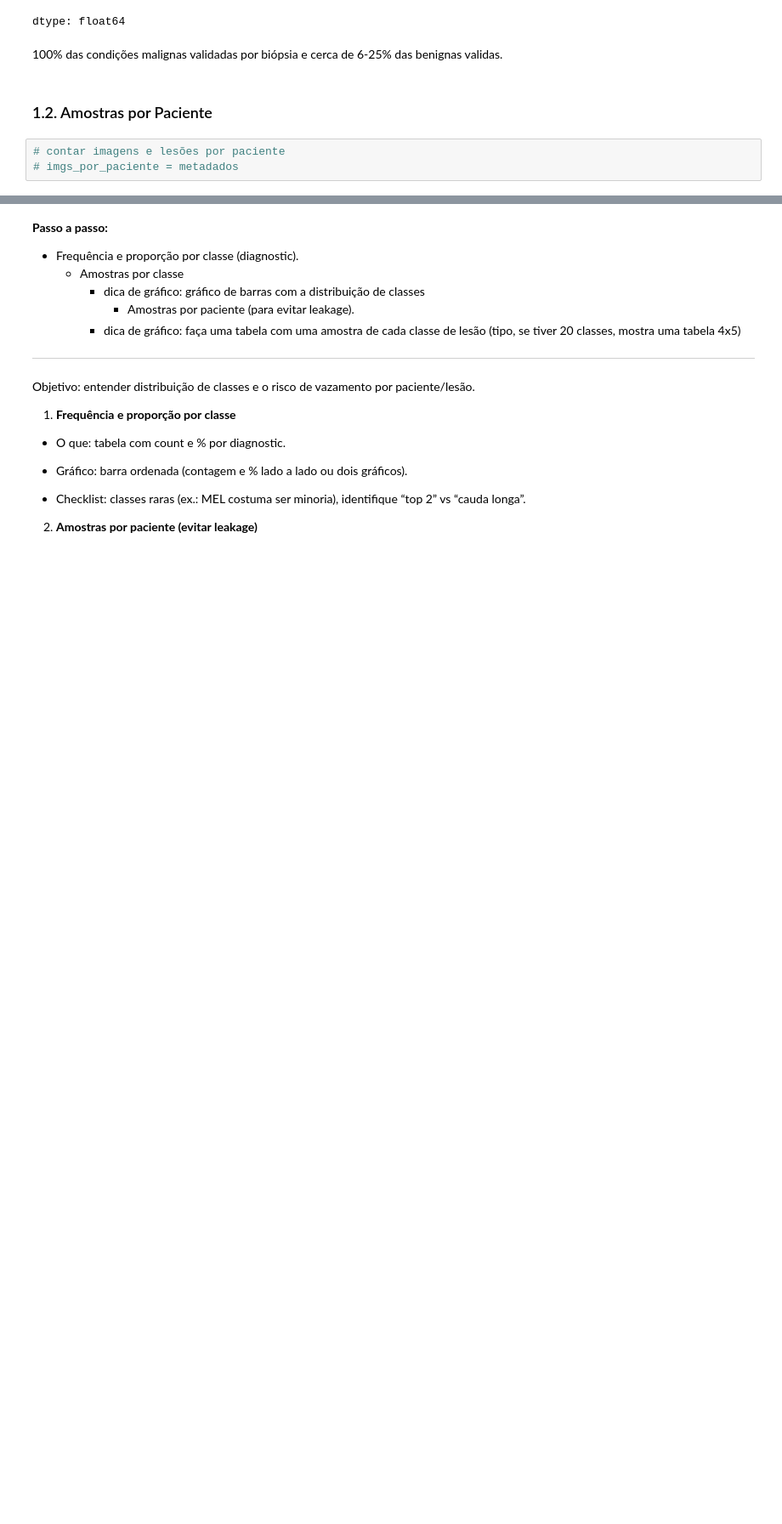
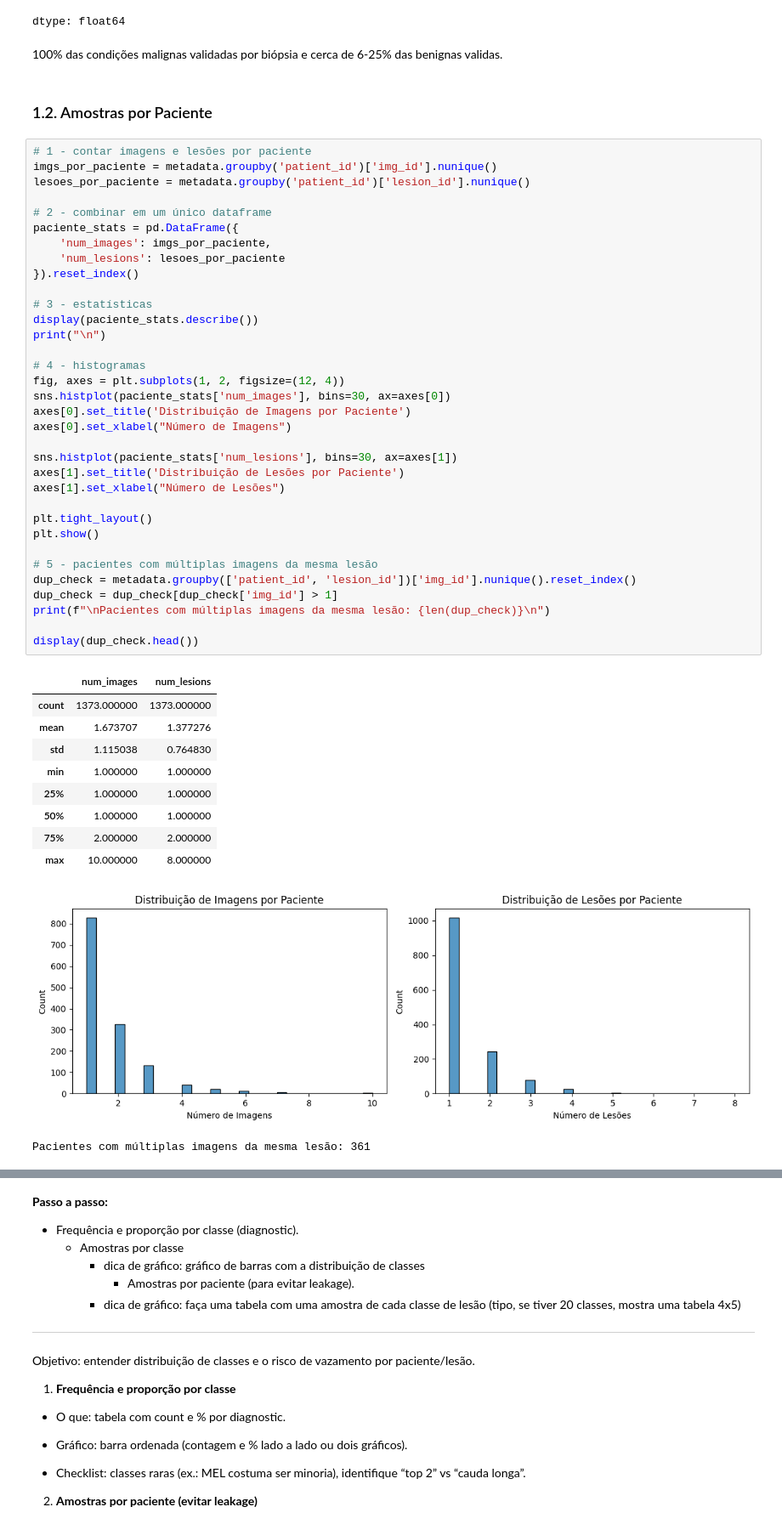
Before and after one commit to MariSegato/UFES-postgraduate-data-science-final-project, a Jupyter notebook: notebooks/dataset.ipynb, the cells around one changed output, grey strips where cells are left out. Shown at 85% size. Drawn from its saved outputs; the diff is of its cells as text; blank space fills up the shorter version.

Commit message:
1.2. amostras por paciente

```diff
--- a/notebooks/dataset.ipynb
+++ b/notebooks/dataset.ipynb
@@ -203,5 +205,48 @@ dtype: float64
 # %% [markdown]
 ### 1.2. Amostras por Paciente
 # %%
-# contar imagens e lesões por paciente
-# imgs_por_paciente = metadados
+# 1 - contar imagens e lesões por paciente
+imgs_por_paciente = metadata.groupby('patient_id')['img_id'].nunique()
+lesoes_por_paciente = metadata.groupby('patient_id')['lesion_id'].nunique()
+
+# 2 - combinar em um único dataframe
+paciente_stats = pd.DataFrame({
+    'num_images': imgs_por_paciente,
+    'num_lesions': lesoes_por_paciente
+}).reset_index()
+
+# 3 - estatísticas
+display(paciente_stats.describe())
+print("\n")
+
+# 4 - histogramas
+fig, axes = plt.subplots(1, 2, figsize=(12, 4))
+sns.histplot(paciente_stats['num_images'], bins=30, ax=axes[0])
+axes[0].set_title('Distribuição de Imagens por Paciente')
+axes[0].set_xlabel("Número de Imagens")
+
+sns.histplot(paciente_stats['num_lesions'], bins=30, ax=axes[1])
+axes[1].set_title('Distribuição de Lesões por Paciente')
+axes[1].set_xlabel("Número de Lesões")
+
+plt.tight_layout()
+plt.show()
+
+# 5 - pacientes com múltiplas imagens da mesma lesão
+dup_check = metadata.groupby(['patient_id', 'lesion_id'])['img_id'].nunique().reset_index()
+dup_check = dup_check[dup_check['img_id'] > 1]
+print(f"\nPacientes com múltiplas imagens da mesma lesão: {len(dup_check)}\n")
+
+display(dup_check.head())
+# %% [output]
+|  | num_images | num_lesions |
+| count | 1373.000000 | 1373.000000 |
+| mean | 1.673707 | 1.377276 |
+| std | 1.115038 | 0.764830 |
+| min | 1.000000 | 1.000000 |
+| 25% | 1.000000 | 1.000000 |
+| 50% | 1.000000 | 1.000000 |
+| 75% | 2.000000 | 2.000000 |
+| max | 10.000000 | 8.000000 |
+[figure, added]
+Pacientes com múltiplas imagens da mesma lesão: 361
```
Also changed, not shown: parts of 3 cells of this notebook.
